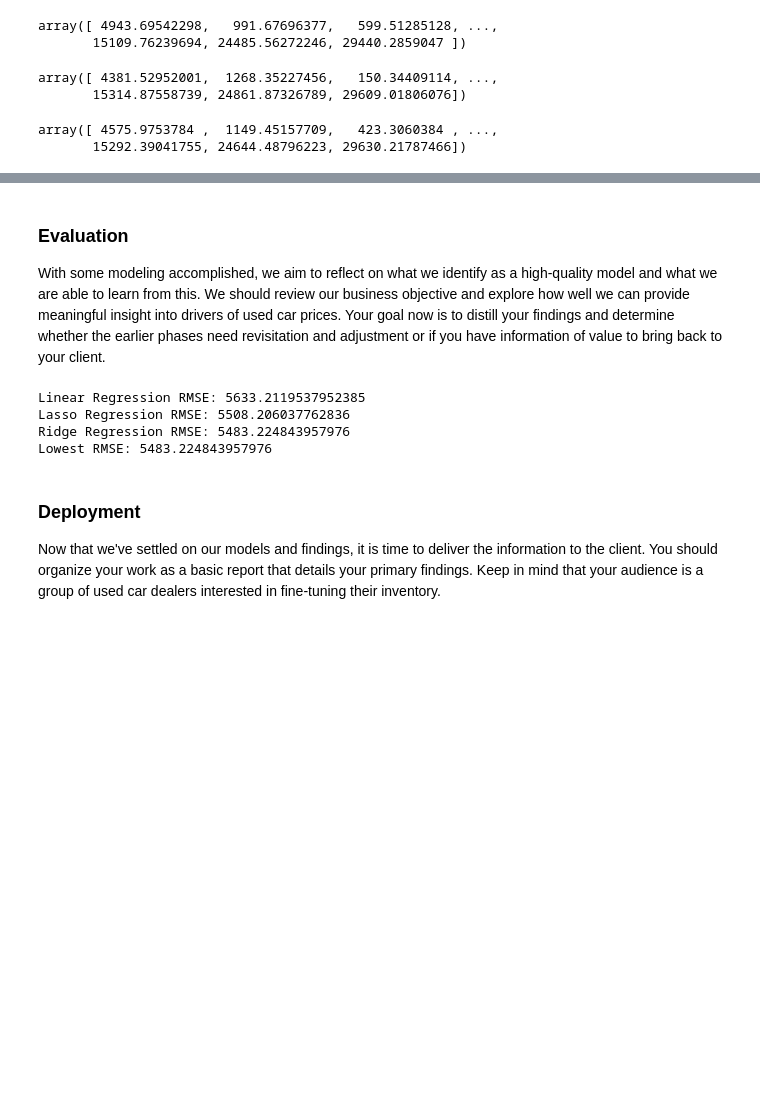
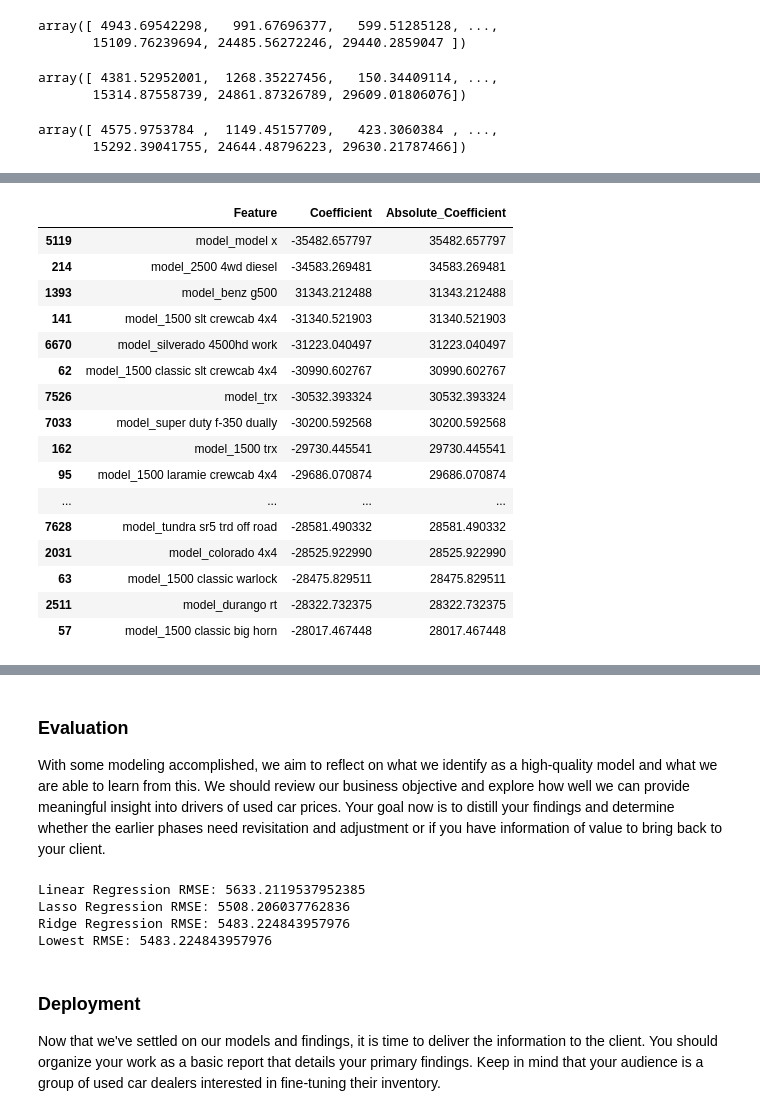
Before and after one commit to tumuluripradeep/AIML_PA2_M11_1, a Jupyter notebook: prompt_II.ipynb, the cells around one changed output, grey strips where cells are left out. Saved outputs shown, nothing was run; the diff lists cells and outputs as text; code cells hidden in the pictures; blank space fills up the shorter version.

```diff
--- a/prompt_II.ipynb
+++ b/prompt_II.ipynb
@@ -451,3 +451,82 @@ display(results_df.head())
 | 340149 | 2800 | 599.512851 | 150.344091 | 423.306038 | spectra | kia |
 | 361294 | 27999 | 26749.329530 | 26746.042056 | 26599.030509 | 3500 | ram |
 | 186520 | 17997 | 19282.069822 | 20539.725150 | 19519.363801 | 1500 r/t sport 4wd | ram |
+# %%
+
+from sklearn.metrics import mean_squared_error, mean_absolute_error, r2_score
+
+# Evaluate the models
+lr_rmse = mean_squared_error(y_test, lr_predictions)
+lr_mae = mean_absolute_error(y_test, lr_predictions)
+lr_r2 = r2_score(y_test, lr_predictions)
+
+lasso_rmse = mean_squared_error(y_test, lasso_predictions)
+lasso_mae = mean_absolute_error(y_test, lasso_predictions)
+lasso_r2 = r2_score(y_test, lasso_predictions)
+
+ridge_rmse = mean_squared_error(y_test, ridge_predictions)
+ridge_mae = mean_absolute_error(y_test, ridge_predictions)
+ridge_r2 = r2_score(y_test, ridge_predictions)
+
+print(f'Linear Regression RMSE: {lr_rmse:.2f}, MAE: {lr_mae:.2f}, R2: {lr_r2:.2f}')
+print(f'Lasso Regression RMSE: {lasso_rmse:.2f}, MAE: {lasso_mae:.2f}, R2: {lasso_r2:.2f}')
+print(f'Ridge Regression RMSE: {ridge_rmse:.2f}, MAE: {ridge_mae:.2f}, R2: {ridge_r2:.2f}')
+
+# To understand what drives the price of a car, we need to look at the coefficients
+# of the linear models after they have been trained. The magnitude and sign of the
+# coefficients indicate the direction and strength of the relationship between
+# each feature and the car price.
+
+# For the Linear Regression model:
+# We need to get the feature names after One-Hot Encoding
+ohe_feature_names = lr_pipeline.named_steps['preprocessor'].named_transformers_['cat'].get_feature_names_out(categorical_features)
+all_feature_names = list(numerical_features) + list(ohe_feature_names)
+
+# Get the coefficients from the Linear Regression model
+lr_coefficients = lr_pipeline.named_steps['regressor'].coef_
+
+# Create a DataFrame to easily view coefficients
+lr_coefficients_df = pd.DataFrame({'Feature': all_feature_names, 'Coefficient': lr_coefficients})
+lr_coefficients_df['Absolute_Coefficient'] = np.abs(lr_coefficients_df['Coefficient'])
+
+# Sort by absolute coefficient to see the most influential features
+lr_coefficients_df = lr_coefficients_df.sort_values(by='Absolute_Coefficient', ascending=False)
+
+print("\nLinear Regression Feature Coefficients:")
+display(lr_coefficients_df.head(20)) # Display top 20 most influential features
+
+# For Lasso and Ridge, the coefficients can be interpreted similarly, but they
+# also perform regularization (Lasso can shrink some coefficients to zero,
+# Ridge shrinks them towards zero but rarely to zero).
+# The interpretation of importance is based on the magnitude of the non-zero coefficients.
+
+# Get the coefficients from the Lasso Regression model
+lasso_coefficients = lasso_pipeline.named_steps['regressor'].coef_
+lasso_coefficients_df = pd.DataFrame({'Feature': all_feature_names, 'Coefficient': lasso_coefficients})
+lasso_coefficients_df['Absolute_Coefficient'] = np.abs(lasso_coefficients_df['Coefficient'])
+lasso_coefficients_df = lasso_coefficients_df.sort_values(by='Absolute_Coefficient', ascending=False)
+
+print("\nLasso Regression Feature Coefficients:")
+display(lasso_coefficients_df[lasso_coefficients_df['Coefficient'] != 0].head(20)) # Display top 20 non-zero coefficients
+
+# Get the coefficients from the Ridge Regression model
+ridge_coefficients = ridge_pipeline.named_steps['regressor'].coef_
+ridge_coefficients_df = pd.DataFrame({'Feature': all_feature_names, 'Coefficient': ridge_coefficients})
+ridge_coefficients_df['Absolute_Coefficient'] = np.abs(ridge_coefficients_df['Coefficient'])
+ridge_coefficients_df = ridge_coefficients_df.sort_values(by='Absolute_Coefficient', ascending=False)
+
+print("\nRidge Regression Feature Coefficients:")
+display(ridge_coefficients_df.head(20)) # Display top 20 most influential features
+
+# Based on the coefficients from these models (especially Linear and Ridge
+# as Lasso might zero out features), you can identify which features have the
+# largest impact on the price. Features with larger absolute coefficient values
+# are generally more influential. The sign indicates whether the feature
+# increases (positive) or decreases (negative) the price.
+
+# To get a clearer picture, you would look at the most significant features
+# identified by all three models and consider their coefficients. Common drivers
+# often include 'year', 'odometer', 'manufacturer', 'model', 'condition',
+# 'type', and 'transmission'. The exact features and their impact will depend
+# on the specific dataset.
+# %% [output]
@@ -453,0 +538,17 @@ display(results_df.head())
+|  | Feature | Coefficient | Absolute_Coefficient |
+| 5119 | model_model x | -35482.657797 | 35482.657797 |
+| 214 | model_2500 4wd diesel | -34583.269481 | 34583.269481 |
+| 1393 | model_benz g500 | 31343.212488 | 31343.212488 |
+| 141 | model_1500 slt crewcab 4x4 | -31340.521903 | 31340.521903 |
+| 6670 | model_silverado 4500hd work | -31223.040497 | 31223.040497 |
+| 62 | model_1500 classic slt crewcab 4x4 | -30990.602767 | 30990.602767 |
+| 7526 | model_trx | -30532.393324 | 30532.393324 |
+| 7033 | model_super duty f-350 dually | -30200.592568 | 30200.592568 |
+| 162 | model_1500 trx | -29730.445541 | 29730.445541 |
+| 95 | model_1500 laramie crewcab 4x4 | -29686.070874 | 29686.070874 |
+| ... | ... | ... | ... |
+| 7628 | model_tundra sr5 trd off road | -28581.490332 | 28581.490332 |
+| 2031 | model_colorado 4x4 | -28525.922990 | 28525.922990 |
+| 63 | model_1500 classic warlock | -28475.829511 | 28475.829511 |
+| 2511 | model_durango rt | -28322.732375 | 28322.732375 |
+| 57 | model_1500 classic big horn | -28017.467448 | 28017.467448 |
```
Also changed, not shown: parts of 1 cell of this notebook.
